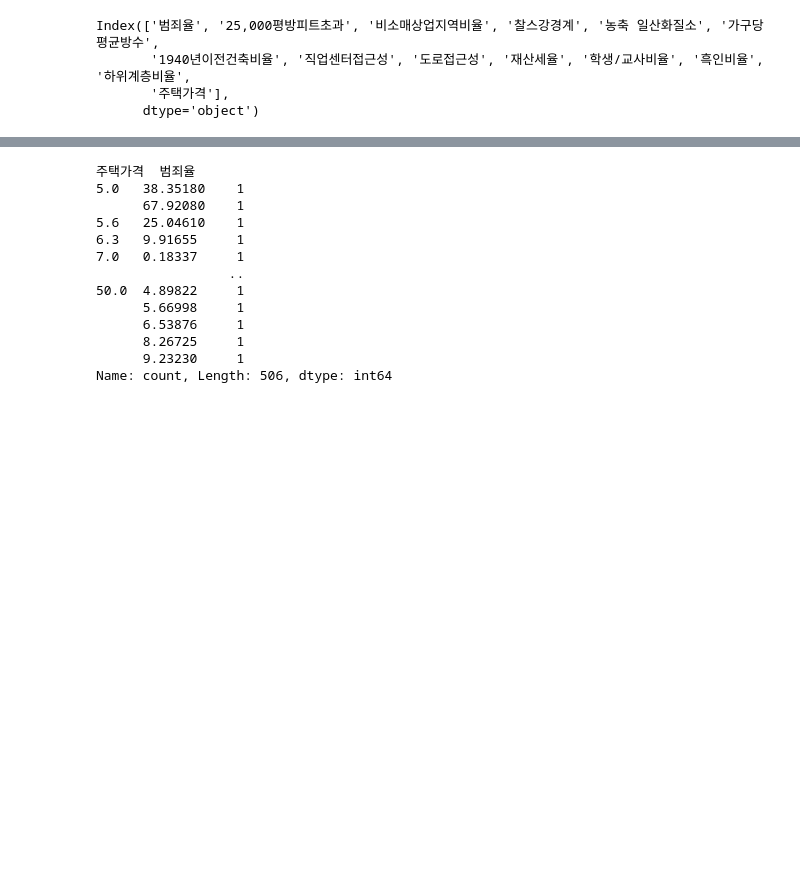
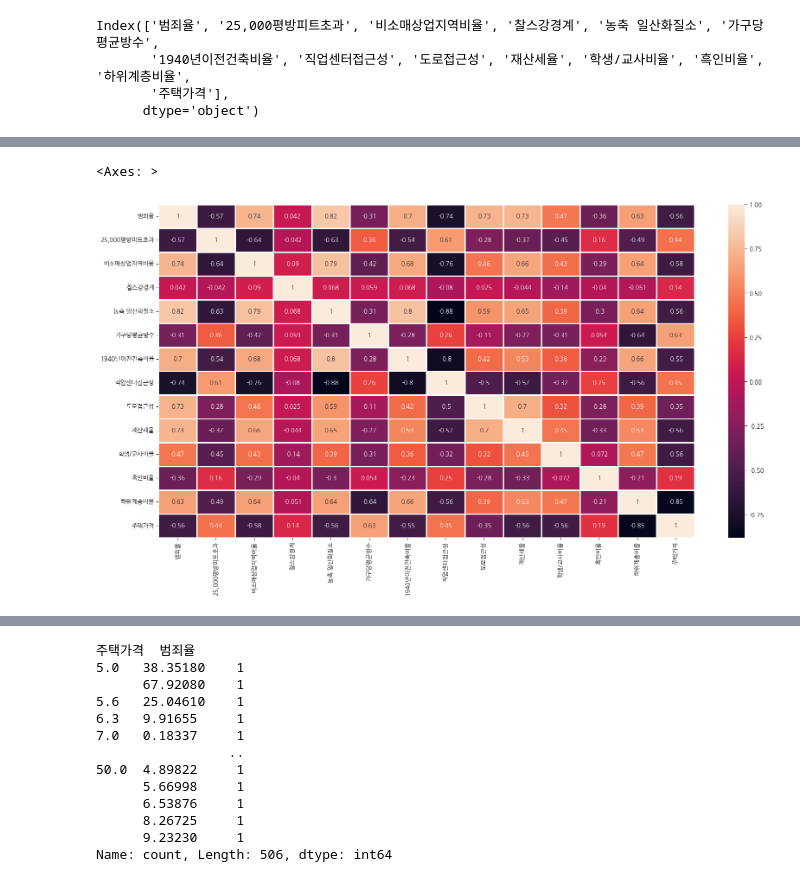
Before and after one commit to Minseos/-, a Jupyter notebook: 06_machine_learning/14_회귀분석_보스턴집값예측_라쏘_릿지_엘라스틱넷_내가.ipynb, the cells around one changed output, grey strips where cells are left out. Cells and saved outputs as stored; diff of their text form; code cells hidden in the pictures; blank space fills up the shorter version.

```diff
--- a/06_machine_learning/14_회귀분석_보스턴집값예측_라쏘_릿지_엘라스틱넷_내가.ipynb
+++ b/06_machine_learning/14_회귀분석_보스턴집값예측_라쏘_릿지_엘라스틱넷_내가.ipynb
@@ -94,0 +230,6 @@ data_cleaned = data[(data['25,000평방피트초과'] >= lower_data2) & (data['2
+# %%
+plt.figure(figsize=(20,10))
+sns.heatmap(data.corr(method = 'spearman'), annot=True, linewidth=1)
+# %% [output]
+<Axes: >
+[figure, added]
```
Also changed, not shown: parts of 62 cells of this notebook, 1 other file.
